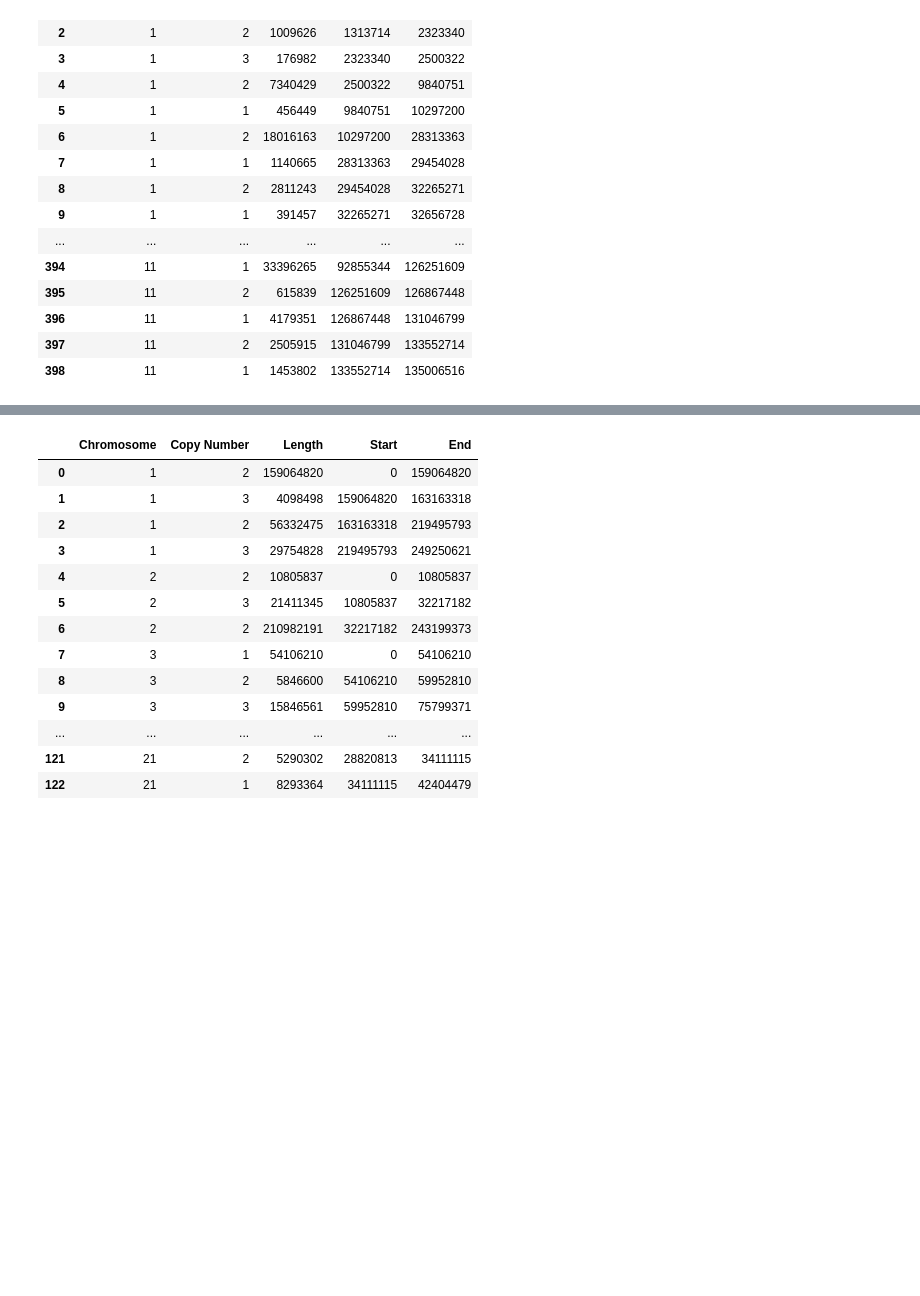
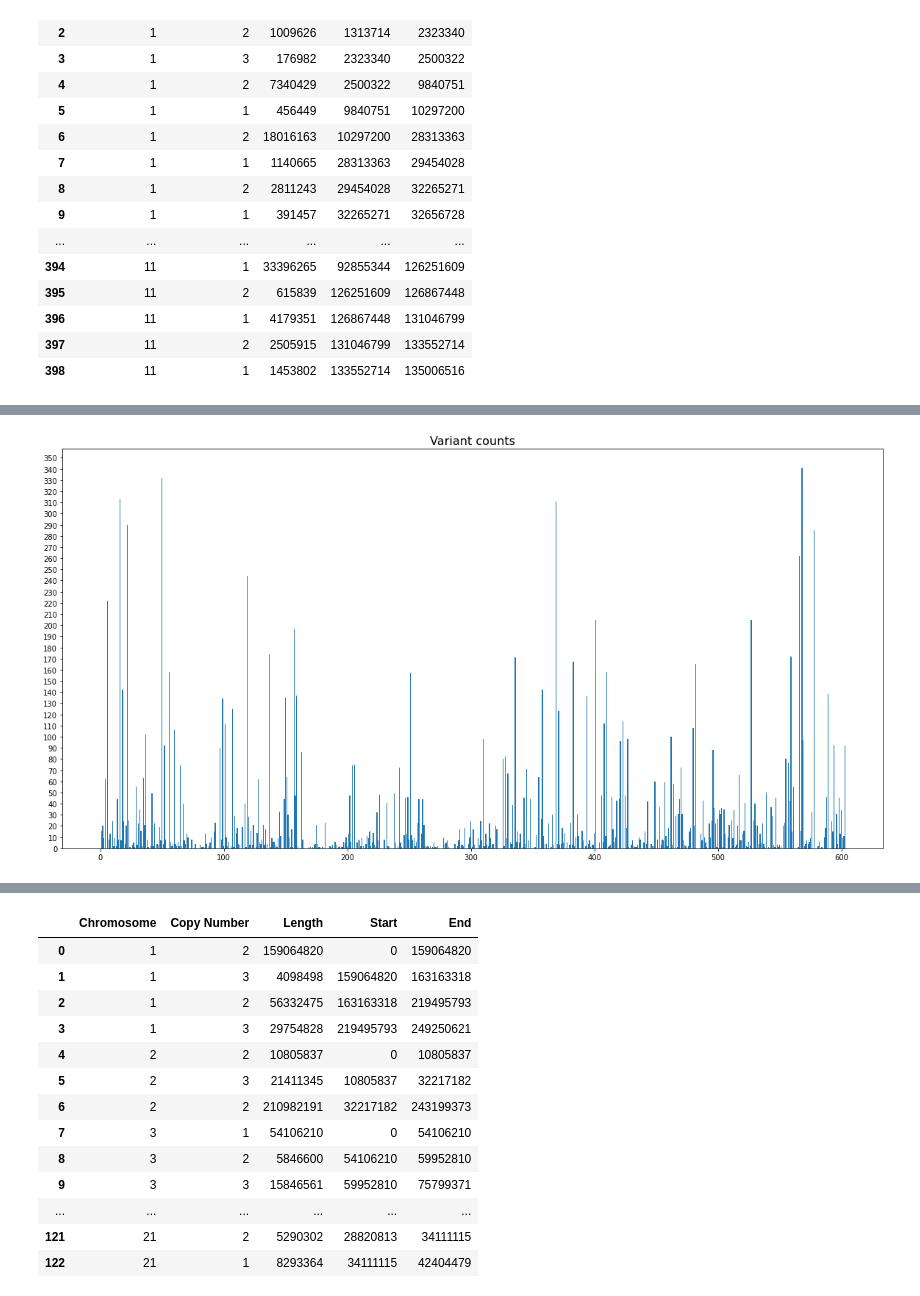
Before and after one commit to martinbudinsky3/BP-tumor-classifier, a Jupyter notebook: lst.ipynb, the cells around one changed output, grey strips where cells are left out. Saved outputs shown, nothing was run; the diff lists cells and outputs as text; code cells hidden in the pictures; blank space fills up the shorter version.

```diff
--- a/lst.ipynb
+++ b/lst.ipynb
@@ -123,0 +158,11 @@ print((filtered / count) * 100)
+# %%
+depths = np.array([])
+
+for record in vcf_reader_raw:
+    if 'MQRankSum' not in record.INFO.keys():
+        tumor_I062_007 = record.samples[2]
+
+        if tumor_I062_007['GT'] != './.' and tumor_I062_007['GT'] != '0/0':
+            depths = np.append(depths, tumor_I062_007['DP'])
+
+print(np.mean(depths))
@@ -194,0 +300,13 @@ filled_data
+# %%
+def plot_genome_variant_counts(data):
+    max_count = data['Variants Count'].max()
+    yticks = [i for i in range(0, max_count + 10, 10)]
+
+    plt.figure(figsize=(20, 10))
+    plt.yticks(ticks=yticks)
+    plt.title('Variant counts', fontdict={'fontsize': 16})
+    plt.bar(data.index, data['Variants Count'])
+# %%
+plot_genome_variant_counts(filled_variants_data)
+# %% [output]
+[figure, added]
```
Also changed, not shown: parts of 11 cells of this notebook, 1 other file.
